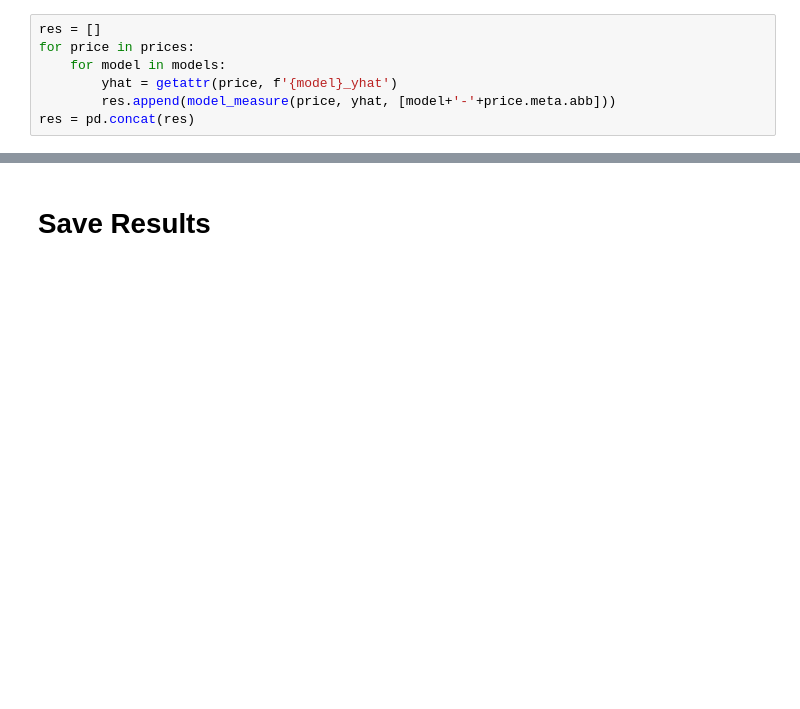
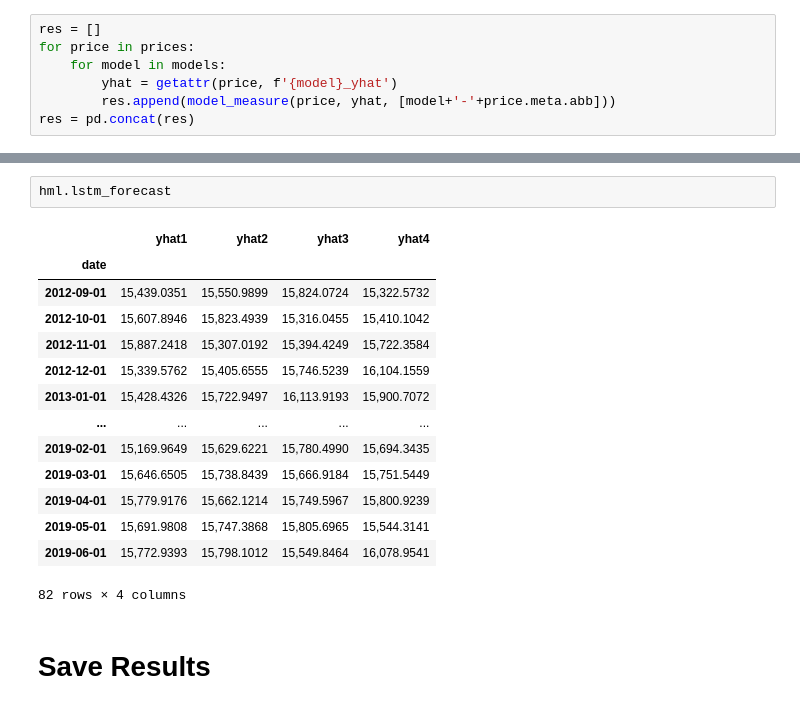
Before and after one commit to piyayut-ch/pricefcast, a Jupyter notebook: notebook/6_evaluate.ipynb, the cells around one changed output, grey strips where cells are left out. Drawn from its saved outputs; the diff is of its cells as text; blank space fills up the shorter version.

```diff
--- a/notebook/6_evaluate.ipynb
+++ b/notebook/6_evaluate.ipynb
@@ -126,3 +234,20 @@ res
+# %%
+hml.lstm_forecast
+# %% [output]
+|  | yhat1 | yhat2 | yhat3 | yhat4 |
+| date |  |  |  |  |
+| 2012-09-01 | 15,439.0351 | 15,550.9899 | 15,824.0724 | 15,322.5732 |
+| 2012-10-01 | 15,607.8946 | 15,823.4939 | 15,316.0455 | 15,410.1042 |
+| 2012-11-01 | 15,887.2418 | 15,307.0192 | 15,394.4249 | 15,722.3584 |
+| 2012-12-01 | 15,339.5762 | 15,405.6555 | 15,746.5239 | 16,104.1559 |
+| 2013-01-01 | 15,428.4326 | 15,722.9497 | 16,113.9193 | 15,900.7072 |
+| ... | ... | ... | ... | ... |
+| 2019-02-01 | 15,169.9649 | 15,629.6221 | 15,780.4990 | 15,694.3435 |
+| 2019-03-01 | 15,646.6505 | 15,738.8439 | 15,666.9184 | 15,751.5449 |
+| 2019-04-01 | 15,779.9176 | 15,662.1214 | 15,749.5967 | 15,800.9239 |
+| 2019-05-01 | 15,691.9808 | 15,747.3868 | 15,805.6965 | 15,544.3141 |
+| 2019-06-01 | 15,772.9393 | 15,798.1012 | 15,549.8464 | 16,078.9541 |
+82 rows × 4 columns
 # %% [markdown]
 # Save Results
 # %%
```
Also changed, not shown: parts of 16 cells of this notebook, 6 other files.
